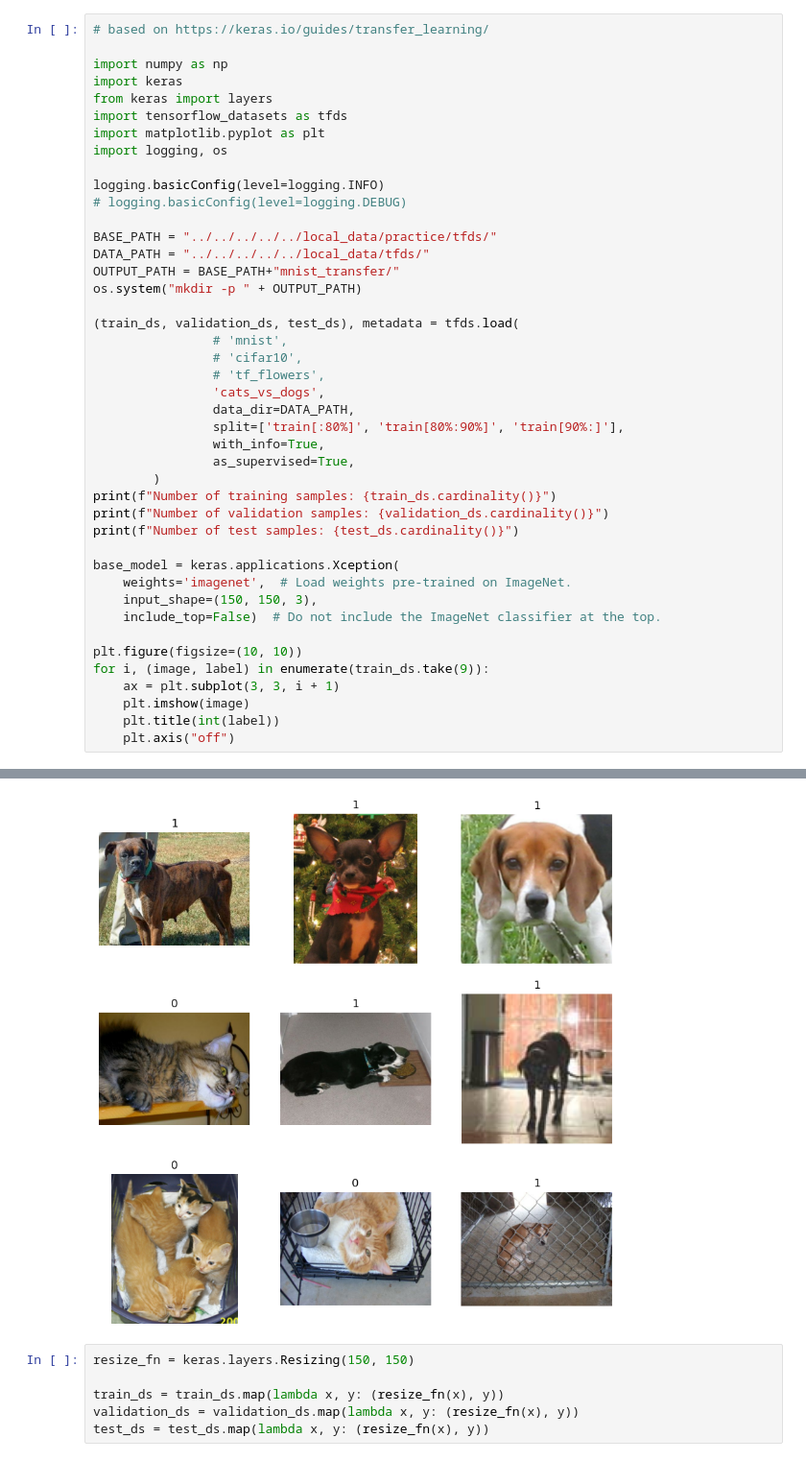
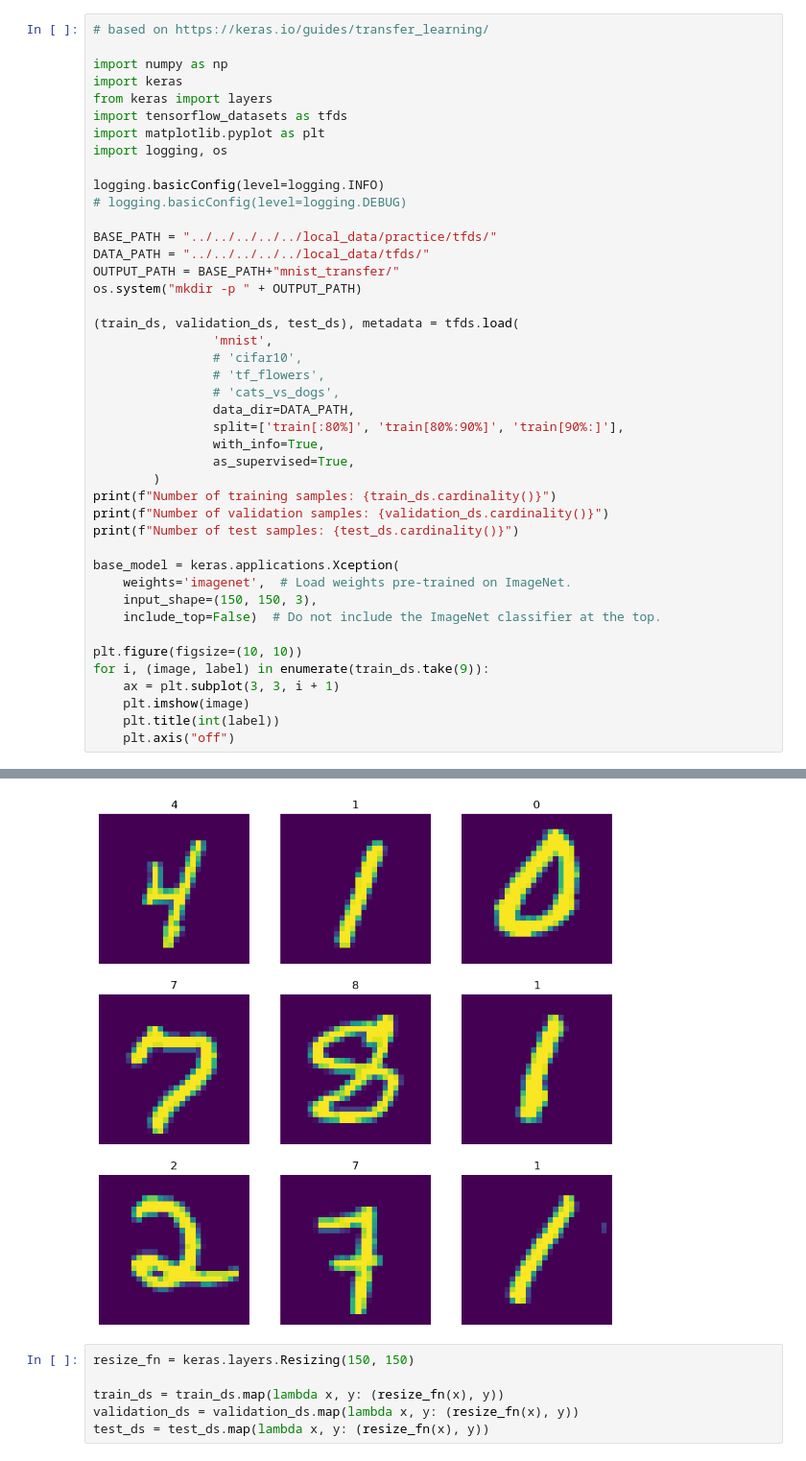
Before and after one commit to atmelino/learn, a Jupyter notebook: ai/practice/tfds/mnist_transfer/mnist_transfer_fit.ipynb, the cells around one changed output, grey strips where cells are left out. Shown at 96% size. Drawn from its saved outputs; the diff is of its cells as text.

```diff
--- a/ai/practice/tfds/mnist_transfer/mnist_transfer_fit.ipynb
+++ b/ai/practice/tfds/mnist_transfer/mnist_transfer_fit.ipynb
@@ -17,10 +17,10 @@ OUTPUT_PATH = BASE_PATH+"mnist_transfer/"
 os.system("mkdir -p " + OUTPUT_PATH)
 
 (train_ds, validation_ds, test_ds), metadata = tfds.load(
-                # 'mnist',
+                'mnist',
                 # 'cifar10',
                 # 'tf_flowers',
-                'cats_vs_dogs',
+                # 'cats_vs_dogs',
                 data_dir=DATA_PATH,
                 split=['train[:80%]', 'train[80%:90%]', 'train[90%:]'],
                 with_info=True,
@@ -51,4 +56,4 @@ Number of test samples: 2326
-[figure, old version]
+[figure, new version]
 # %%
 resize_fn = keras.layers.Resizing(150, 150)
 
```
Also changed, not shown: parts of 4 cells of this notebook, 2 other files.
